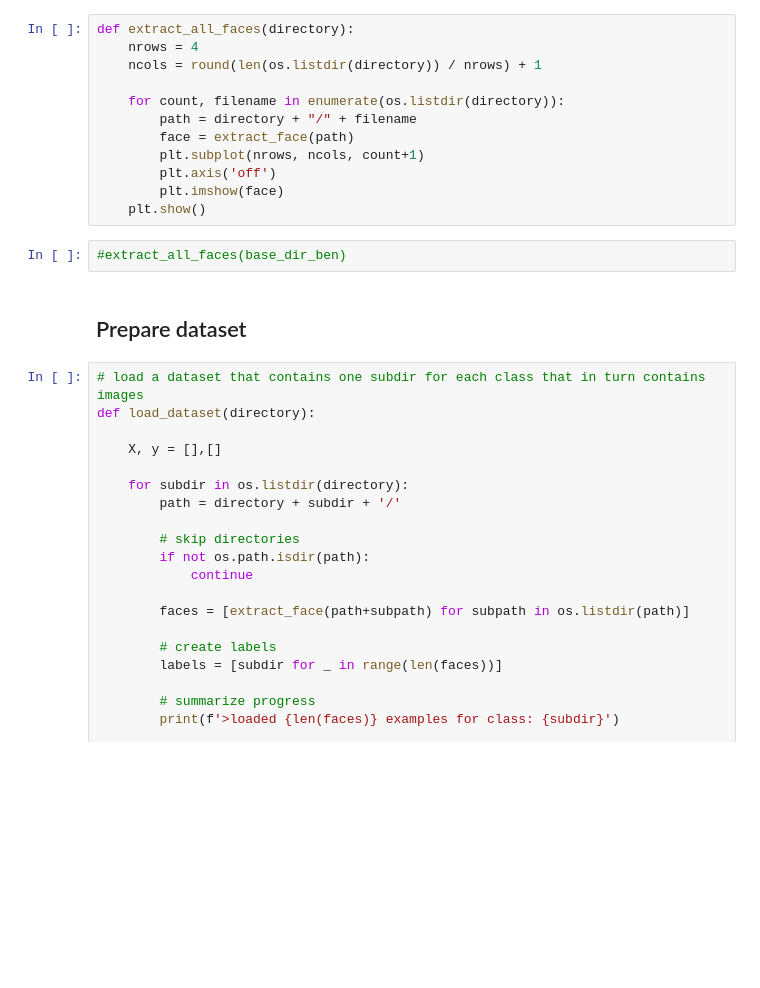
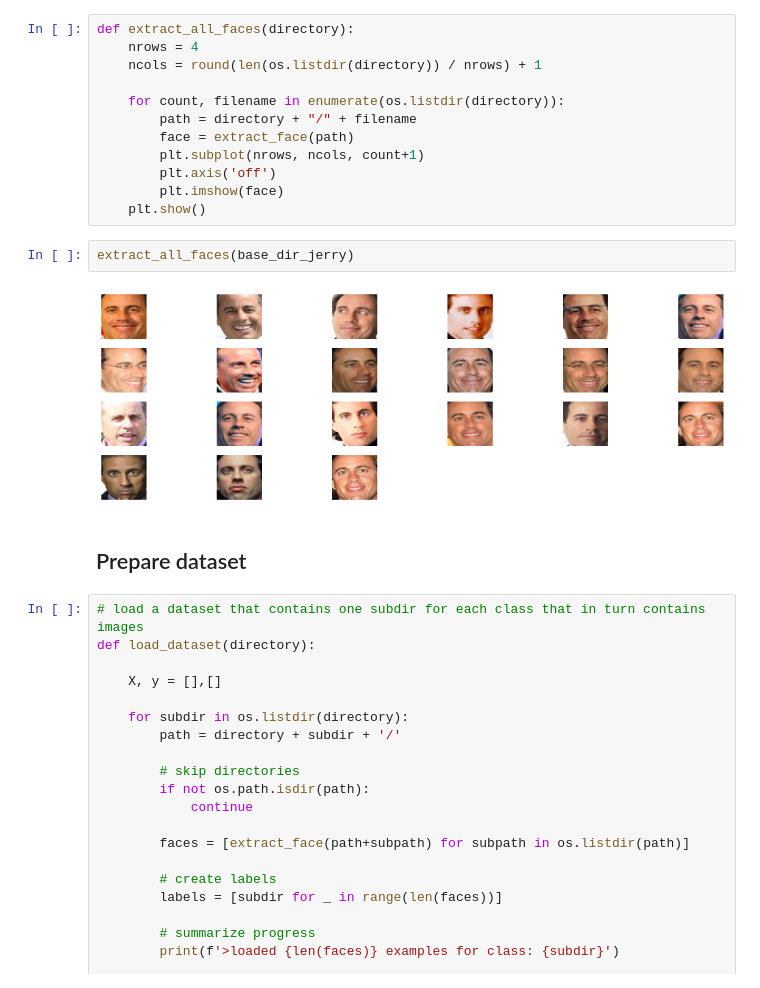
Before and after one commit to poojasaxena/face_recognition_modelling, a Jupyter notebook: keras_facenet/keras_facenet_inception_resnet_v1_celeb_data.ipynb, the cells around one changed output. Saved outputs shown, nothing was run; the diff lists cells and outputs as text; blank space fills up the shorter version.

```diff
--- a/keras_facenet/keras_facenet_inception_resnet_v1_celeb_data.ipynb
+++ b/keras_facenet/keras_facenet_inception_resnet_v1_celeb_data.ipynb
@@ -190,9 +190,11 @@ def extract_all_faces(directory):
         plt.imshow(face)
     plt.show()
 # %%
-#extract_all_faces(base_dir_ben)
+extract_all_faces(base_dir_jerry)
+# %% [output]
+[figure, added]
-# %% [markdown]
-## Prepare dataset
+# %% [markdown]
+## Prepare dataset
 # %%
 # load a dataset that contains one subdir for each class that in turn contains images
 def load_dataset(directory):
```
